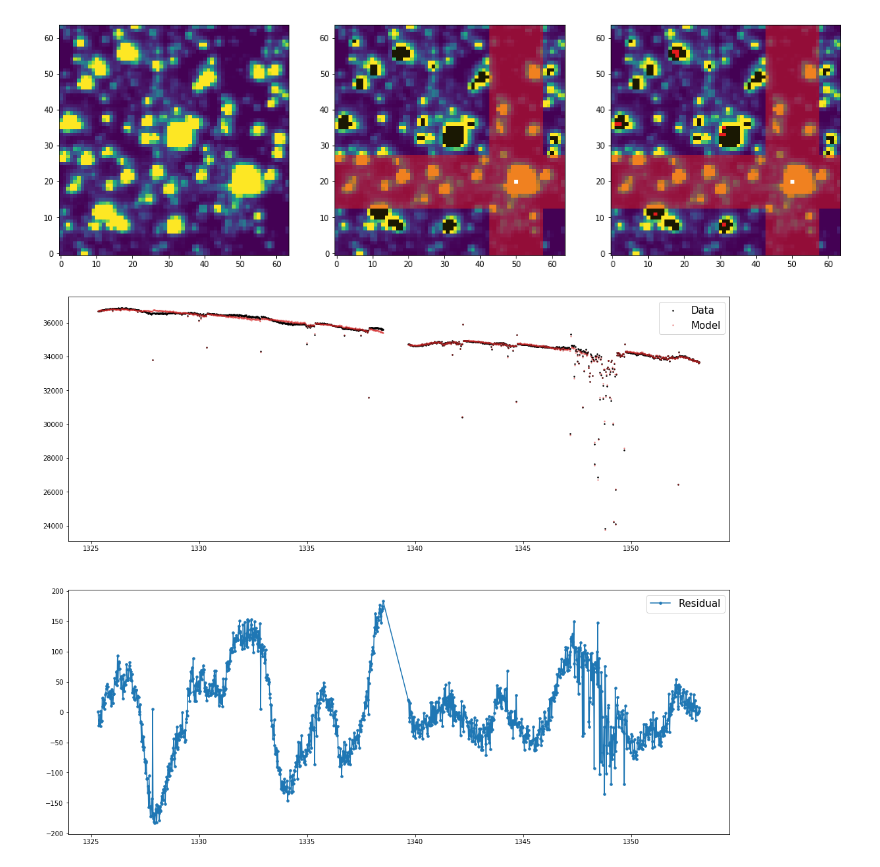
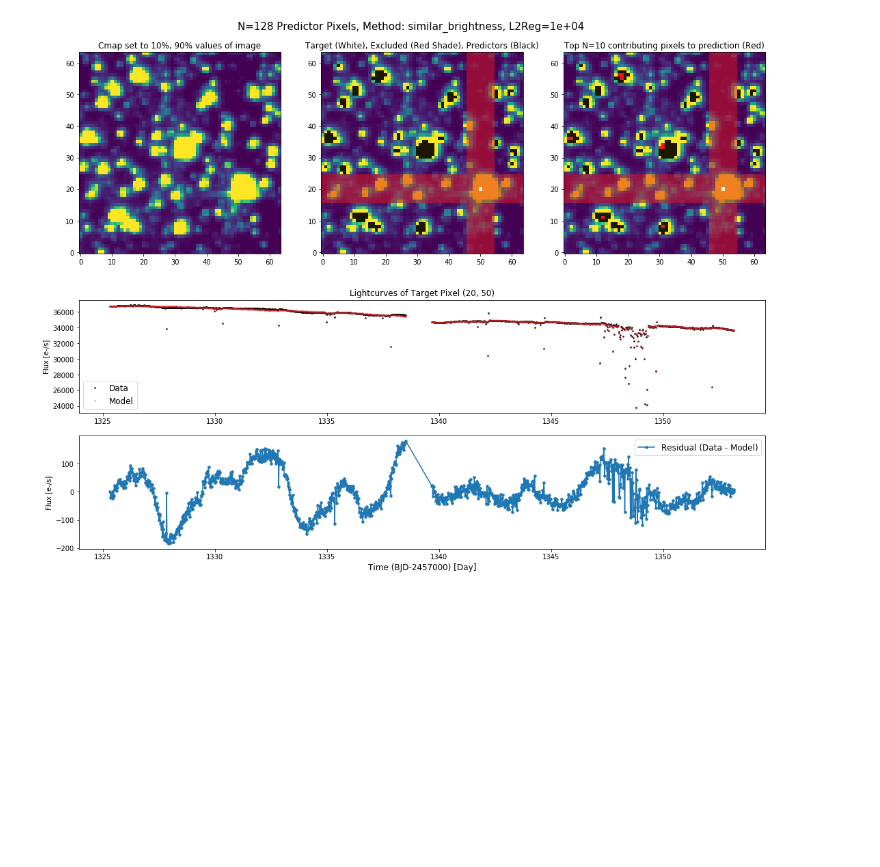
Before and after one commit to soichiro-hattori/unpopular, a Jupyter notebook: naive_cpm.ipynb, the cells around one changed output. Drawn from its saved outputs; the diff is of its cells as text; code cells hidden in the pictures; blank space fills up the shorter version.

Commit message:
implemented function to save a summary plot

```diff
--- a/naive_cpm.ipynb
+++ b/naive_cpm.ipynb
@@ -9,6 +9,7 @@ class CPM(object):
     """
 
     def __init__(self, fits_file):
+        self.file_name = fits_file.split("/")[-1]  # Should I really keep this here?
         with fits.open(fits_file, mode="readonly") as hdulist:
             self.time = hdulist[1].data["TIME"]
             self.im_fluxes = hdulist[1].data["FLUX"]  # Shape is (1282, 64, 64)
@@ -22,12 +23,14 @@ class CPM(object):
 
         self.excluded_pixels_mask = None
 
+        self.method_predictor_pixels = None
         self.num_predictor_pixels = None
         self.predictor_pixels_locations = None
         self.predictor_pixels_mask = None
         self.predictor_pixels_fluxes = None
 
         self.fit = None
+        self.regularization = None
         self.lsq_params = None
         self.prediction = None
 
@@ -76,6 +79,7 @@ class CPM(object):
         if (self.is_target_set == False) or (self.is_exclusion_set == False):
             print("Please set the target pixel and exclusion.")
 
+        self.method_predictor_pixels = method
         self.num_predictor_pixels = num_predictor_pixels
         im_side_length = self.im_fluxes.shape[1]  # for convenience (I need column size to make this work)
 
@@ -130,6 +134,8 @@ class CPM(object):
            or self.are_predictors_set == False):
             print("You missed a step.")
 
+        self.regularization = reg
+
         y = self.target_fluxes
         m = self.predictor_pixels_fluxes  # (num of measurement(1282) , num of predictors (128))
         l = reg*np.identity(self.num_predictor_pixels)
@@ -288,19 +337,18 @@ summary_plot(cpm_cross, 10)
 # %%
 cross_bottom_right = CPM(fits_file)
 # cpm.set_target(2, 32)  # random empty spot
 cross_bottom_right.set_target(20, 50)  # bottom right
 
-cross_bottom_right.set_exclusion(7, method="cross")
+cross_bottom_right.set_exclusion(4, method="cross")
 cross_bottom_right.set_predictor_pixels(128, method="similar_brightness", seed=2)
 
 reg = 1e4
 # cross_bottom_right.train(reg)
 cross_bottom_right.lsq(reg)
 
-summary_plot(cross_bottom_right, 10)
+summary_one_plot(cross_bottom_right, 10)
 # %% [output]
-[figure, old version]
+[figure, new version]
-[figure, removed]
 # %%
 center_closest = CPM(fits_file)
 
```
Also changed, not shown: parts of 16 cells of this notebook.
